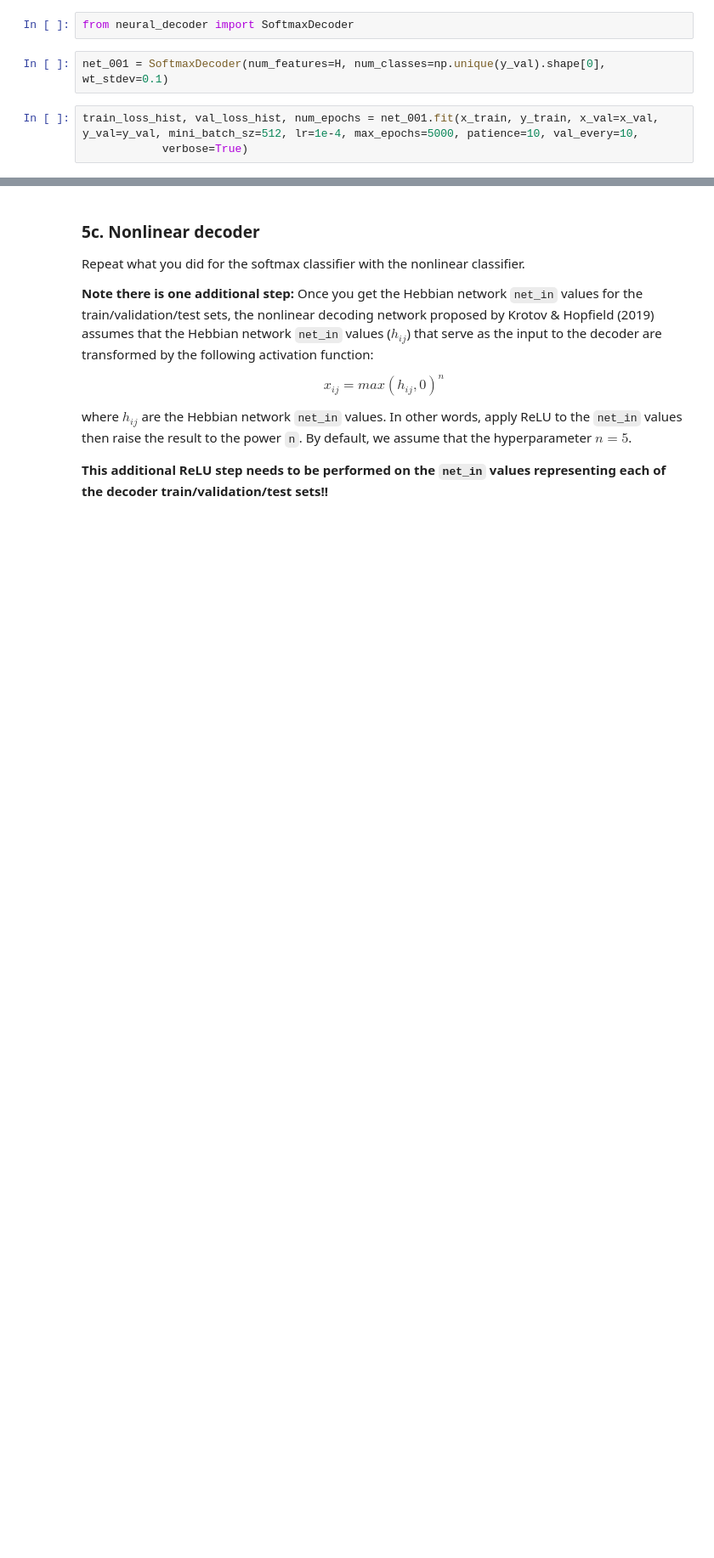
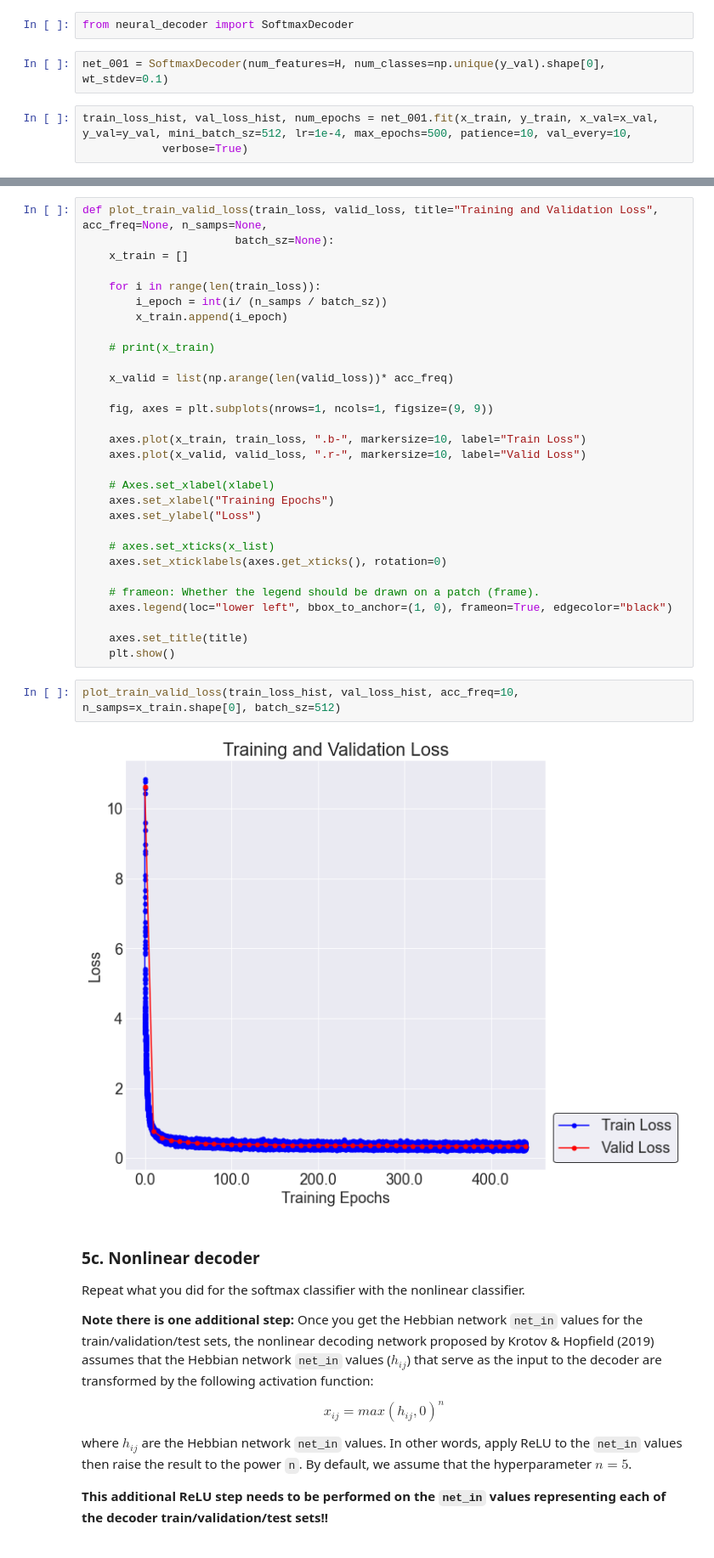
Before and after one commit to mqwen24/CS443_Projects, a Jupyter notebook: p1hebb/decode_mnist.ipynb, the cells around one changed output, grey strips where cells are left out. Shown: that part at 85% size. Cells and saved outputs as stored; diff of their text form; blank space fills up the shorter version.

```diff
--- a/p1hebb/decode_mnist.ipynb
+++ b/p1hebb/decode_mnist.ipynb
@@ -85,7 +83,7 @@ from neural_decoder import SoftmaxDecoder
 # %%
 net_001 = SoftmaxDecoder(num_features=H, num_classes=np.unique(y_val).shape[0], wt_stdev=0.1)
 # %%
-train_loss_hist, val_loss_hist, num_epochs = net_001.fit(x_train, y_train, x_val=x_val, y_val=y_val, mini_batch_sz=512, lr=1e-4, max_epochs=5000, patience=10, val_every=10,
+train_loss_hist, val_loss_hist, num_epochs = net_001.fit(x_train, y_train, x_val=x_val, y_val=y_val, mini_batch_sz=512, lr=1e-4, max_epochs=500, patience=10, val_every=10,
             verbose=True)
 # %% [output]
 Starting to train network ....
@@ -144,3 +116,37 @@ plot_multiple_loss([train_loss_hist,val_loss_hist],["train_loss_hist","val_loss_
+# %%
+def plot_train_valid_loss(train_loss, valid_loss, title="Training and Validation Loss", acc_freq=None, n_samps=None,
+                       batch_sz=None):
+    x_train = []
+
+    for i in range(len(train_loss)):
+        i_epoch = int(i/ (n_samps / batch_sz))
+        x_train.append(i_epoch)
+
+    # print(x_train)
+
+    x_valid = list(np.arange(len(valid_loss))* acc_freq)
+
+    fig, axes = plt.subplots(nrows=1, ncols=1, figsize=(9, 9))
+
+    axes.plot(x_train, train_loss, ".b-", markersize=10, label="Train Loss")
+    axes.plot(x_valid, valid_loss, ".r-", markersize=10, label="Valid Loss")
+
+    # Axes.set_xlabel(xlabel)
+    axes.set_xlabel("Training Epochs")
+    axes.set_ylabel("Loss")
+
+    # axes.set_xticks(x_list)
+    axes.set_xticklabels(axes.get_xticks(), rotation=0)
+
+    # frameon: Whether the legend should be drawn on a patch (frame).
+    axes.legend(loc="lower left", bbox_to_anchor=(1, 0), frameon=True, edgecolor="black")
+
+    axes.set_title(title)
+    plt.show()
+# %%
+plot_train_valid_loss(train_loss_hist, val_loss_hist, acc_freq=10, n_samps=x_train.shape[0], batch_sz=512)
+# %% [output]
+[figure, added]
 # %% [markdown]
 ### 5c. Nonlinear decoder
 
```
Also changed, not shown: parts of 11 cells of this notebook, 8 other files.
